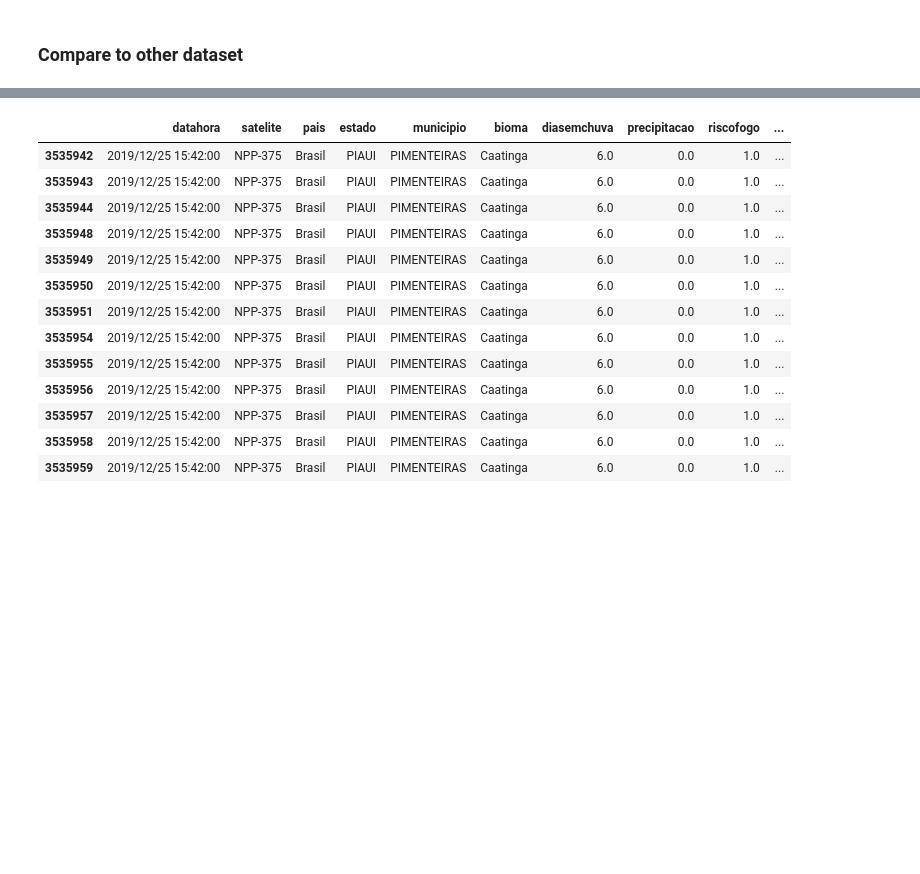
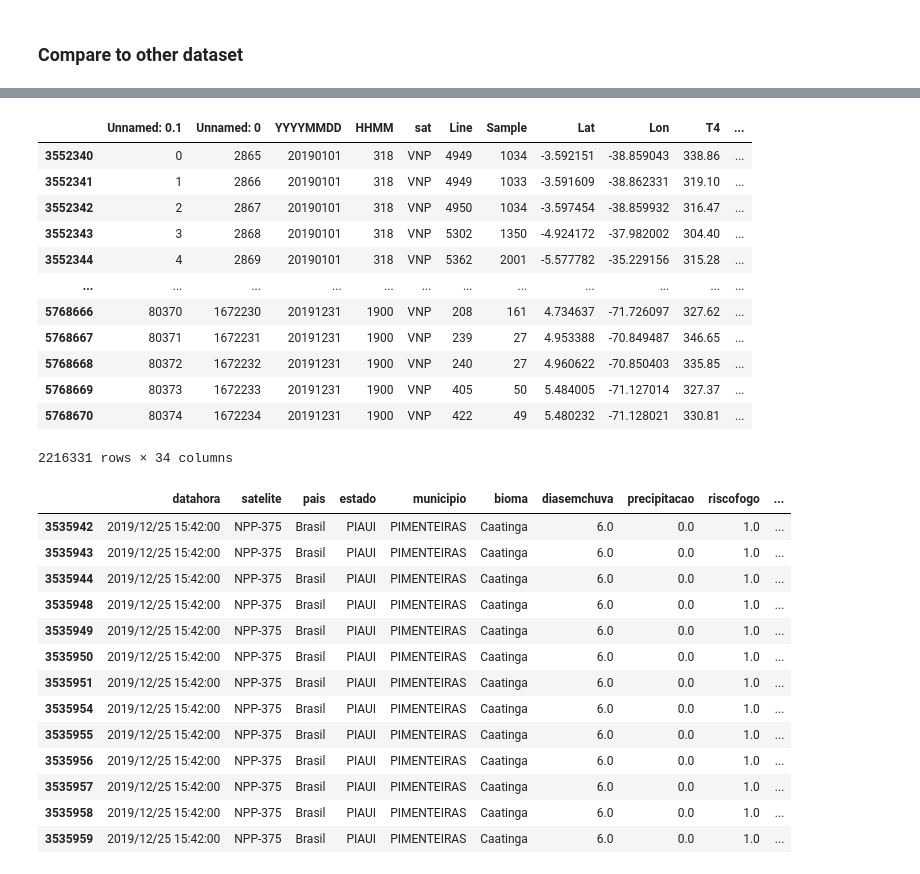
Before and after one commit to steve-hewitt/amazon, a Jupyter notebook: Pixel_Filter_and_EDA.ipynb, the cells around one changed output, grey strips where cells are left out. Saved outputs shown, nothing was run; the diff lists cells and outputs as text; code cells hidden in the pictures; blank space fills up the shorter version.

```diff
--- a/Pixel_Filter_and_EDA.ipynb
+++ b/Pixel_Filter_and_EDA.ipynb
@@ -434,3 +459,19 @@ bdq = pd.read_csv('BDQ/Focos_2019-01-01_2019-12-31.csv')
+# %%
+px_combined[(px_combined['YYYYMMDD'] >= 20190101) & (px_combined['YYYYMMDD'] < 20200101)]
+# %% [output]
+|  | Unnamed: 0.1 | Unnamed: 0 | YYYYMMDD | HHMM | sat | Line | Sample | Lat | Lon | T4 | ... |
+| 3552340 | 0 | 2865 | 20190101 | 318 | VNP | 4949 | 1034 | -3.592151 | -38.859043 | 338.86 | ... |
+| 3552341 | 1 | 2866 | 20190101 | 318 | VNP | 4949 | 1033 | -3.591609 | -38.862331 | 319.10 | ... |
+| 3552342 | 2 | 2867 | 20190101 | 318 | VNP | 4950 | 1034 | -3.597454 | -38.859932 | 316.47 | ... |
+| 3552343 | 3 | 2868 | 20190101 | 318 | VNP | 5302 | 1350 | -4.924172 | -37.982002 | 304.40 | ... |
+| 3552344 | 4 | 2869 | 20190101 | 318 | VNP | 5362 | 2001 | -5.577782 | -35.229156 | 315.28 | ... |
+| ... | ... | ... | ... | ... | ... | ... | ... | ... | ... | ... | ... |
+| 5768666 | 80370 | 1672230 | 20191231 | 1900 | VNP | 208 | 161 | 4.734637 | -71.726097 | 327.62 | ... |
+| 5768667 | 80371 | 1672231 | 20191231 | 1900 | VNP | 239 | 27 | 4.953388 | -70.849487 | 346.65 | ... |
+| 5768668 | 80372 | 1672232 | 20191231 | 1900 | VNP | 240 | 27 | 4.960622 | -70.850403 | 335.85 | ... |
+| 5768669 | 80373 | 1672233 | 20191231 | 1900 | VNP | 405 | 50 | 5.484005 | -71.127014 | 327.37 | ... |
+| 5768670 | 80374 | 1672234 | 20191231 | 1900 | VNP | 422 | 49 | 5.480232 | -71.128021 | 330.81 | ... |
+2216331 rows × 34 columns
 # %%
 bdq_sub = bdq[bdq['datahora'] == '2019/12/25 15:42:00']
 bdq_sub[(bdq_sub['latitude'] <= -6.33042) & (bdq_sub['latitude'] >= -6.53042)
```
Also changed, not shown: parts of 4 cells of this notebook, 1 other file.
